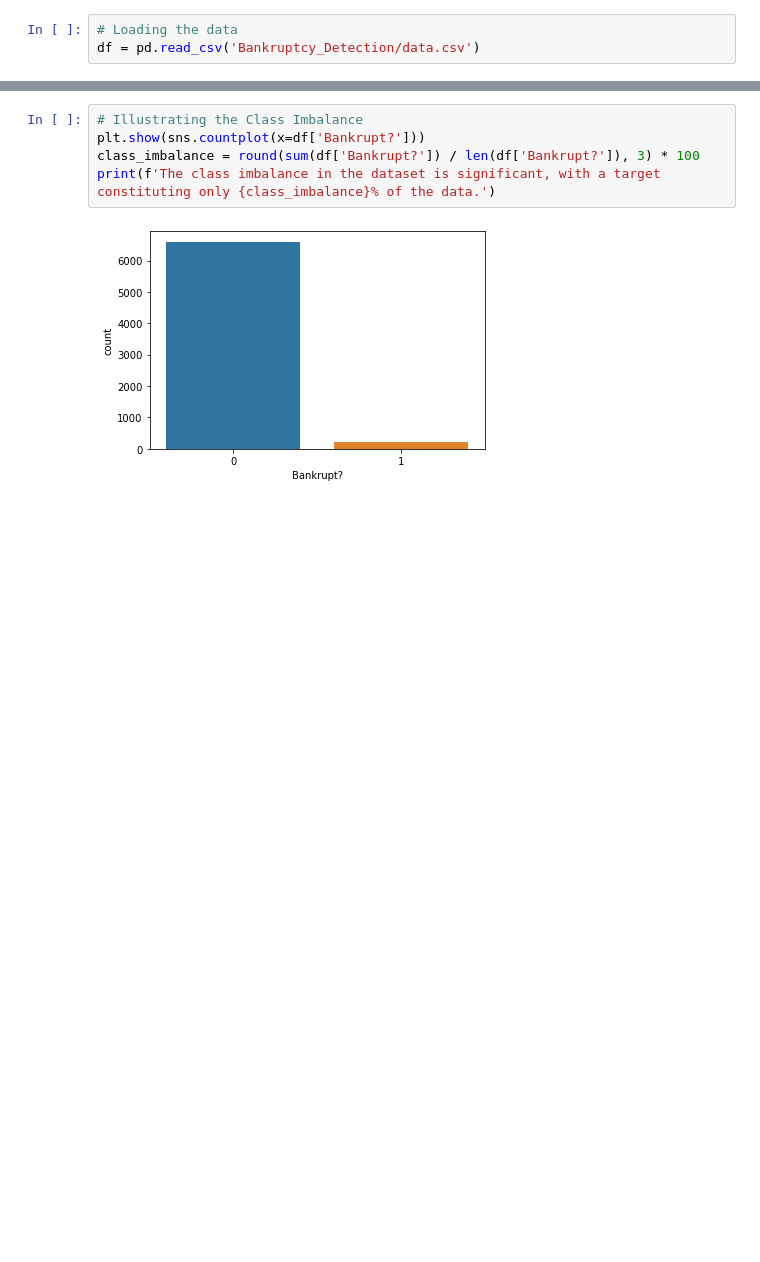
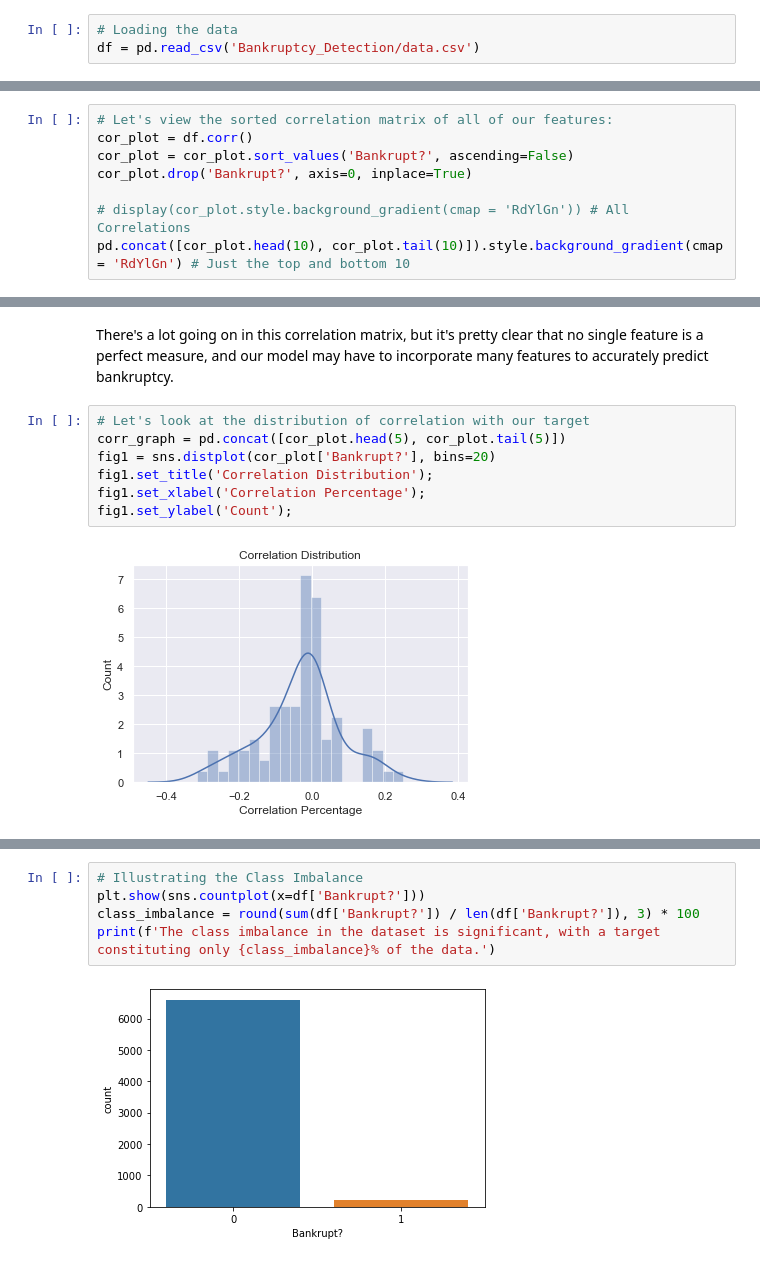
Before and after one commit to thegrandblooms/Bankruptcy_Prediction_using_ML, a Jupyter notebook: Bankruptcy Prediction.ipynb, the cells around one changed output, grey strips where cells are left out. Drawn from its saved outputs; the diff is of its cells as text; blank space fills up the shorter version.

```diff
--- a/Bankruptcy Prediction.ipynb
+++ b/Bankruptcy Prediction.ipynb
@@ -86,0 +87,8 @@ None
+# %%
+# Let's view the sorted correlation matrix of all of our features:
+cor_plot = df.corr()
+cor_plot = cor_plot.sort_values('Bankrupt?', ascending=False)
+cor_plot.drop('Bankrupt?', axis=0, inplace=True)
+
+# display(cor_plot.style.background_gradient(cmap = 'RdYlGn')) # All Correlations
+pd.concat([cor_plot.head(10), cor_plot.tail(10)]).style.background_gradient(cmap = 'RdYlGn') # Just the top and bottom 10
@@ -86,0 +113,11 @@ None
+# %% [markdown]
+There's a lot going on in this correlation matrix, but it's pretty clear that no single feature is a perfect measure, and our model may have to incorporate many features to accurately predict bankruptcy.
+# %%
+# Let's look at the distribution of correlation with our target
+corr_graph = pd.concat([cor_plot.head(5), cor_plot.tail(5)])
+fig1 = sns.distplot(cor_plot['Bankrupt?'], bins=20)
+fig1.set_title('Correlation Distribution');
+fig1.set_xlabel('Correlation Percentage');
+fig1.set_ylabel('Count');
+# %% [output]
+[figure, added]
```
Also changed, not shown: parts of 36 cells of this notebook, 3 other files.
